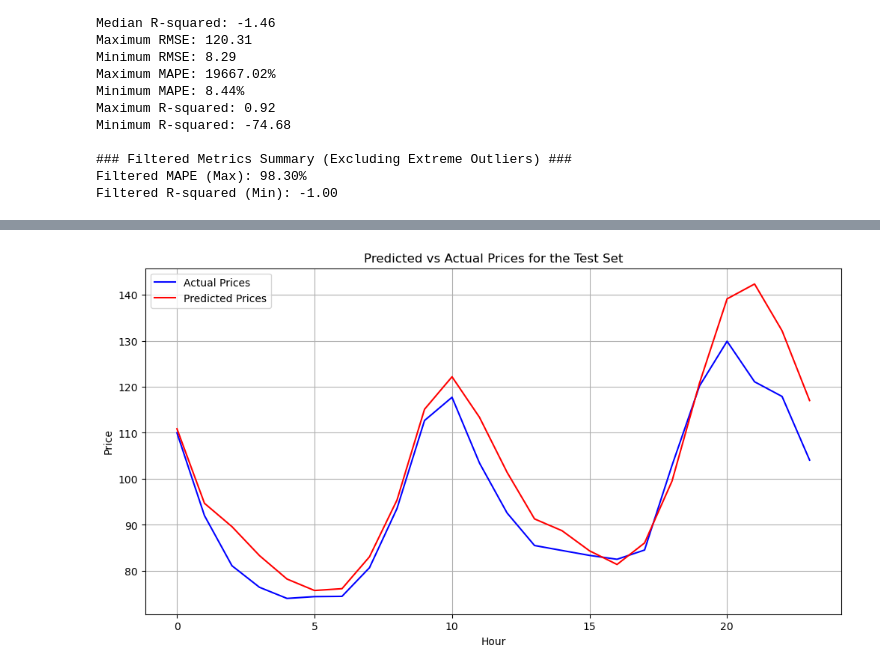
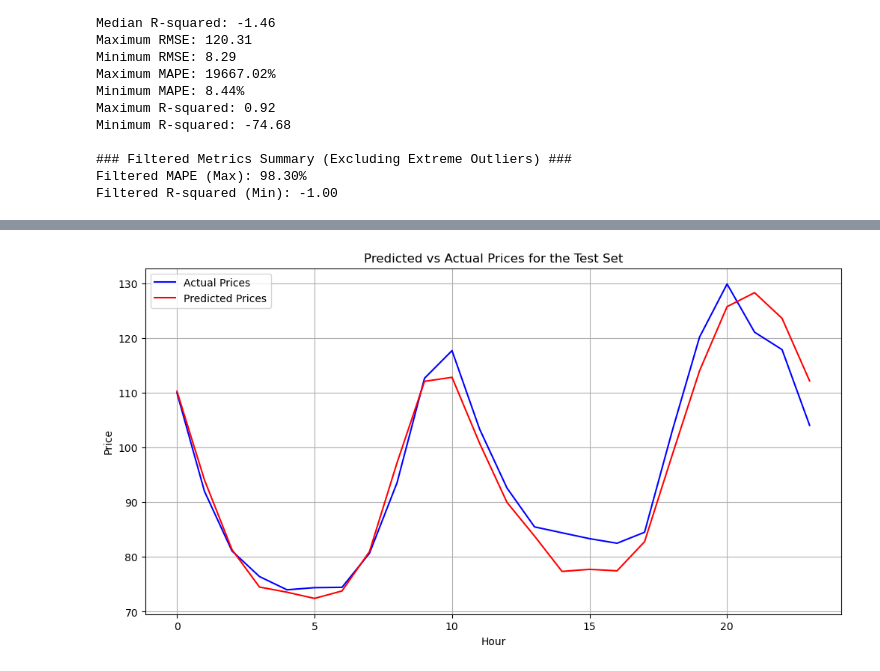
Before and after one commit to storralbod/deeplearning, a Jupyter notebook: LSTM/LSTM_24.ipynb, the cells around one changed output, grey strips where cells are left out. Saved outputs shown, nothing was run; the diff lists cells and outputs as text; code cells hidden in the pictures.

```diff
--- a/LSTM/LSTM_24.ipynb
+++ b/LSTM/LSTM_24.ipynb
@@ -979,9 +979,9 @@ class LSTMModel(nn.Module):
         return output
 
 # Model parameters
-hidden_size = 50  # Increased from 50
-num_layers = 1     # Increased to 2 layers
-dropout = 0.0     # Add dropout to LSTM
+hidden_size = 64  # Increased from 50
+num_layers = 2     # Increased to 2 layers
+dropout = 0.1     # Add dropout to LSTM
 learning_rate = 0.001
 input_size = X_train.shape[2]
 output_size = output_sequence_length
@@ -994,7 +994,7 @@ criterion = nn.MSELoss()
 optimizer = torch.optim.Adam(model.parameters(), lr=0.001)
 
 # Training loop
-epochs = 150
+epochs = 200
 for epoch in range(epochs):
     model.train()
     epoch_loss = 0.0
@@ -1047,4 +1047,4 @@ Epoch 150/150, Loss: 0.000802
-[figure, old version]
+[figure, new version]
 # %%
 import numpy as np
 import matplotlib.pyplot as plt
```
Also changed, not shown: parts of 4 cells of this notebook, 1 other file.
